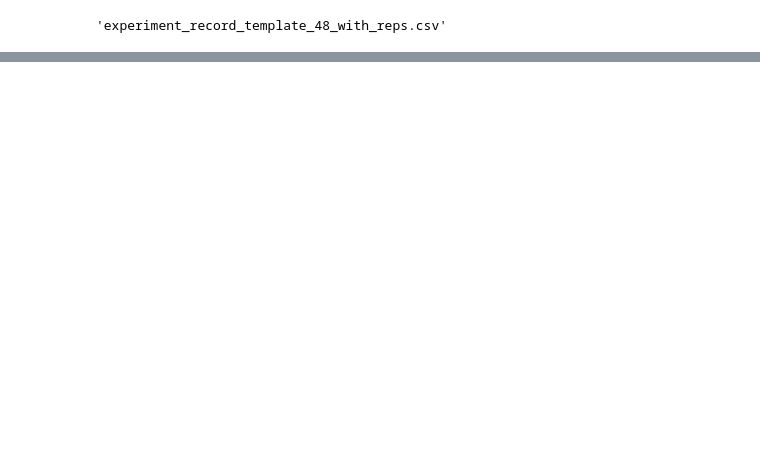
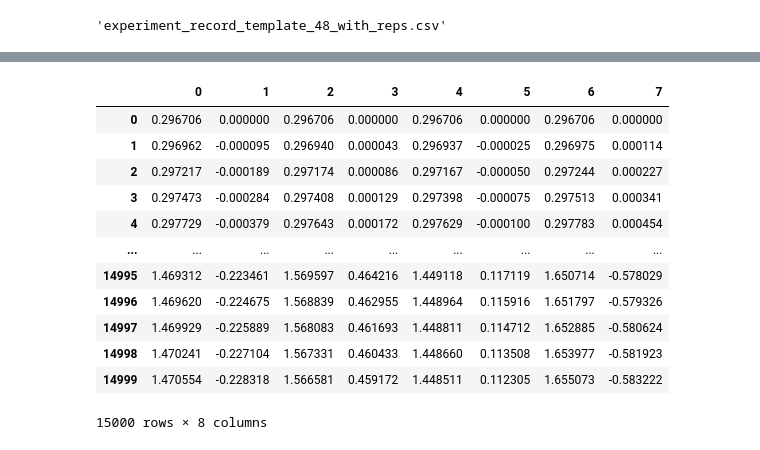
Before and after one commit to Starlee-0514/LegWheel, a Jupyter notebook: Note/Note.ipynb, the cells around one changed output, grey strips where cells are left out. Cells and saved outputs as stored; diff of their text form; code cells hidden in the pictures; blank space fills up the shorter version.

Commit message:
add exp data genrator and some exp data

```diff
--- a/Note/Note.ipynb
+++ b/Note/Note.ipynb
@@ -628,0 +679,21 @@ expanded_path
+# %%
+from Gait_Generator import Gait_Generator
+gait = Gait_Generator()
+gait.generate_gait()
+# %%
+df = pd.DataFrame(np.array(gait.CMDS).T)
+df
+# %% [output]
+|  | 0 | 1 | 2 | 3 | 4 | 5 | 6 | 7 |
+| 0 | 0.296706 | 0.000000 | 0.296706 | 0.000000 | 0.296706 | 0.000000 | 0.296706 | 0.000000 |
+| 1 | 0.296962 | -0.000095 | 0.296940 | 0.000043 | 0.296937 | -0.000025 | 0.296975 | 0.000114 |
+| 2 | 0.297217 | -0.000189 | 0.297174 | 0.000086 | 0.297167 | -0.000050 | 0.297244 | 0.000227 |
+| 3 | 0.297473 | -0.000284 | 0.297408 | 0.000129 | 0.297398 | -0.000075 | 0.297513 | 0.000341 |
+| 4 | 0.297729 | -0.000379 | 0.297643 | 0.000172 | 0.297629 | -0.000100 | 0.297783 | 0.000454 |
+| ... | ... | ... | ... | ... | ... | ... | ... | ... |
+| 14995 | 1.469312 | -0.223461 | 1.569597 | 0.464216 | 1.449118 | 0.117119 | 1.650714 | -0.578029 |
+| 14996 | 1.469620 | -0.224675 | 1.568839 | 0.462955 | 1.448964 | 0.115916 | 1.651797 | -0.579326 |
+| 14997 | 1.469929 | -0.225889 | 1.568083 | 0.461693 | 1.448811 | 0.114712 | 1.652885 | -0.580624 |
+| 14998 | 1.470241 | -0.227104 | 1.567331 | 0.460433 | 1.448660 | 0.113508 | 1.653977 | -0.581923 |
+| 14999 | 1.470554 | -0.228318 | 1.566581 | 0.459172 | 1.448511 | 0.112305 | 1.655073 | -0.583222 |
+15000 rows × 8 columns
```
Also changed, not shown: parts of 11 cells of this notebook, 3 other files.
